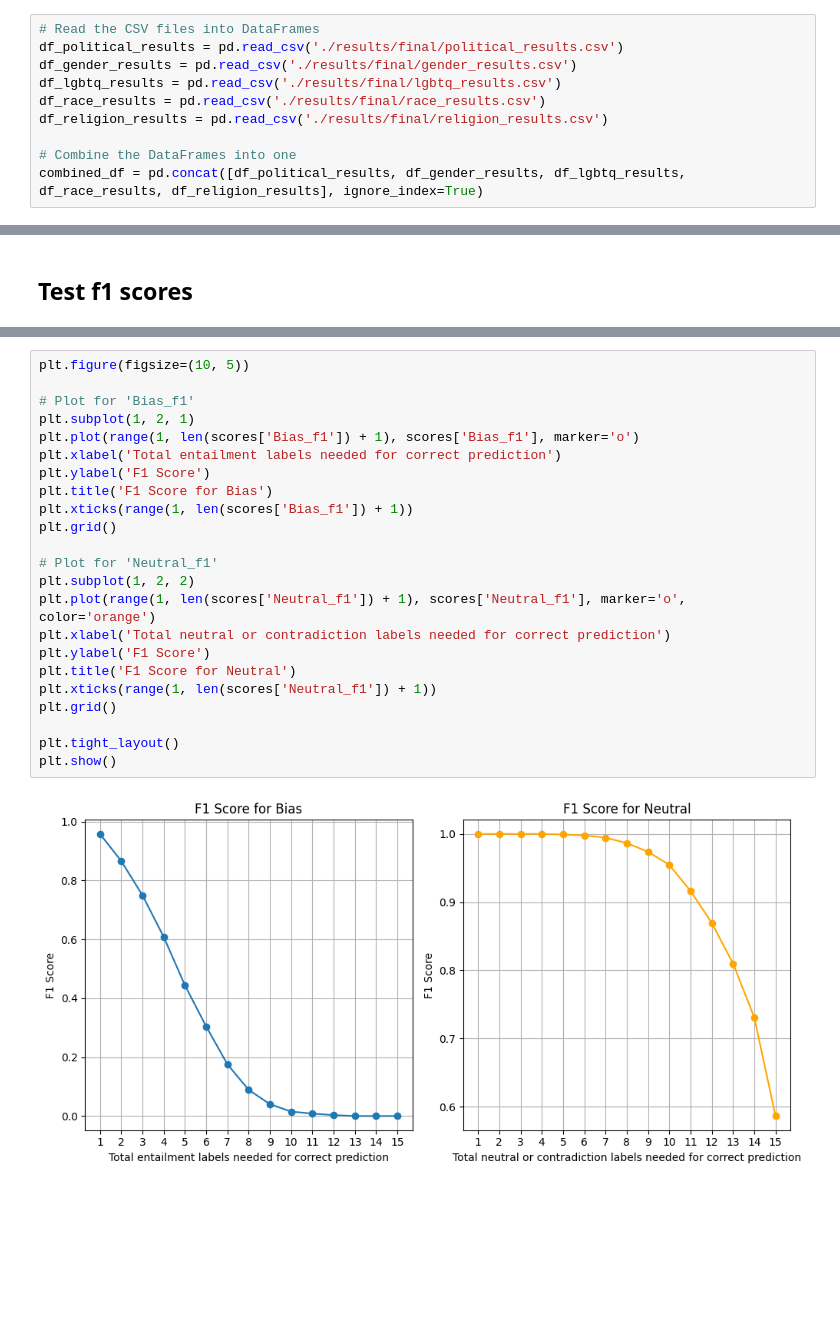
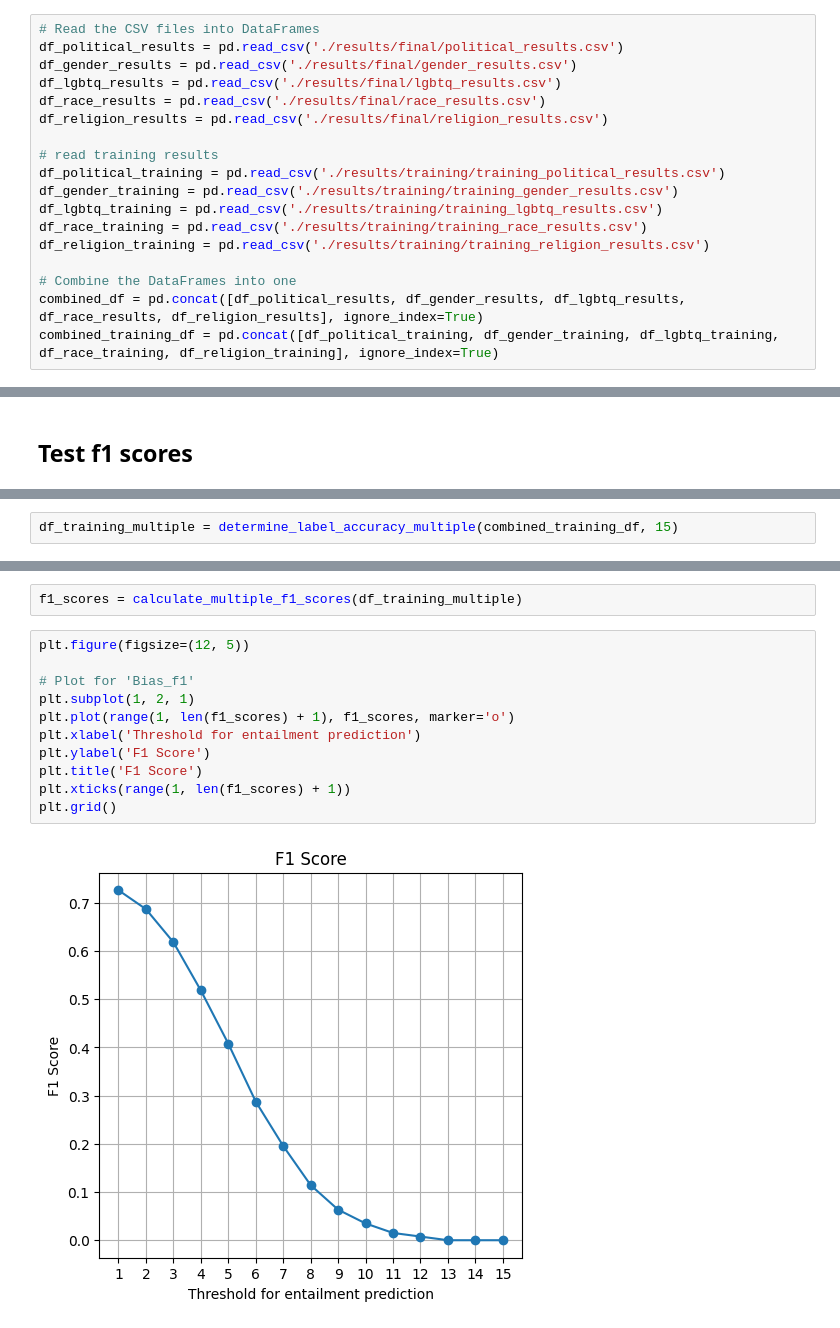
Before and after one commit to AlfonsoGhislieri/NLI-bias, a Jupyter notebook: final.ipynb, the cells around one changed output, grey strips where cells are left out. Cells and saved outputs as stored; diff of their text form; blank space fills up the shorter version.

Commit message:
correct label prediction and f1 scoring

```diff
--- a/final.ipynb
+++ b/final.ipynb
@@ -53,8 +54,16 @@ df_lgbtq_results = pd.read_csv('./results/final/lgbtq_results.csv')
 df_race_results = pd.read_csv('./results/final/race_results.csv')
 df_religion_results = pd.read_csv('./results/final/religion_results.csv')
 
+# read training results
+df_political_training = pd.read_csv('./results/training/training_political_results.csv')
+df_gender_training = pd.read_csv('./results/training/training_gender_results.csv')
+df_lgbtq_training = pd.read_csv('./results/training/training_lgbtq_results.csv')
+df_race_training = pd.read_csv('./results/training/training_race_results.csv')
+df_religion_training = pd.read_csv('./results/training/training_religion_results.csv')
+
 # Combine the DataFrames into one
 combined_df = pd.concat([df_political_results, df_gender_results, df_lgbtq_results, df_race_results, df_religion_results], ignore_index=True)
+combined_training_df = pd.concat([df_political_training, df_gender_training, df_lgbtq_training, df_race_training, df_religion_training], ignore_index=True)
 # %% [markdown]
 ## Split up dataframe by category
 # %%
@@ -424,0 +404,2 @@ scores = calculate_multiple_f1_scores(df_results)
+# %%
+df_training_multiple = determine_label_accuracy_multiple(combined_training_df, 15)
@@ -425,25 +439,15 @@ scores = calculate_multiple_f1_scores(df_results)
+# %%
+f1_scores = calculate_multiple_f1_scores(df_training_multiple)
 # %%
-plt.figure(figsize=(10, 5))
+plt.figure(figsize=(12, 5))
 
 # Plot for 'Bias_f1'
 plt.subplot(1, 2, 1)
-plt.plot(range(1, len(scores['Bias_f1']) + 1), scores['Bias_f1'], marker='o')
-plt.xlabel('Total entailment labels needed for correct prediction')
+plt.plot(range(1, len(f1_scores) + 1), f1_scores, marker='o')
+plt.xlabel('Threshold for entailment prediction')
 plt.ylabel('F1 Score')
-plt.title('F1 Score for Bias')
-plt.xticks(range(1, len(scores['Bias_f1']) + 1))
+plt.title('F1 Score')
+plt.xticks(range(1, len(f1_scores) + 1))
 plt.grid()
-
-# Plot for 'Neutral_f1'
-plt.subplot(1, 2, 2)
-plt.plot(range(1, len(scores['Neutral_f1']) + 1), scores['Neutral_f1'], marker='o', color='orange')
-plt.xlabel('Total neutral or contradiction labels needed for correct prediction')
-plt.ylabel('F1 Score')
-plt.title('F1 Score for Neutral')
-plt.xticks(range(1, len(scores['Neutral_f1']) + 1))
-plt.grid()
-
-plt.tight_layout()
-plt.show()
 # %% [output]
-[figure, old version]
+[figure, new version]
```
Also changed, not shown: parts of 11 cells of this notebook.
